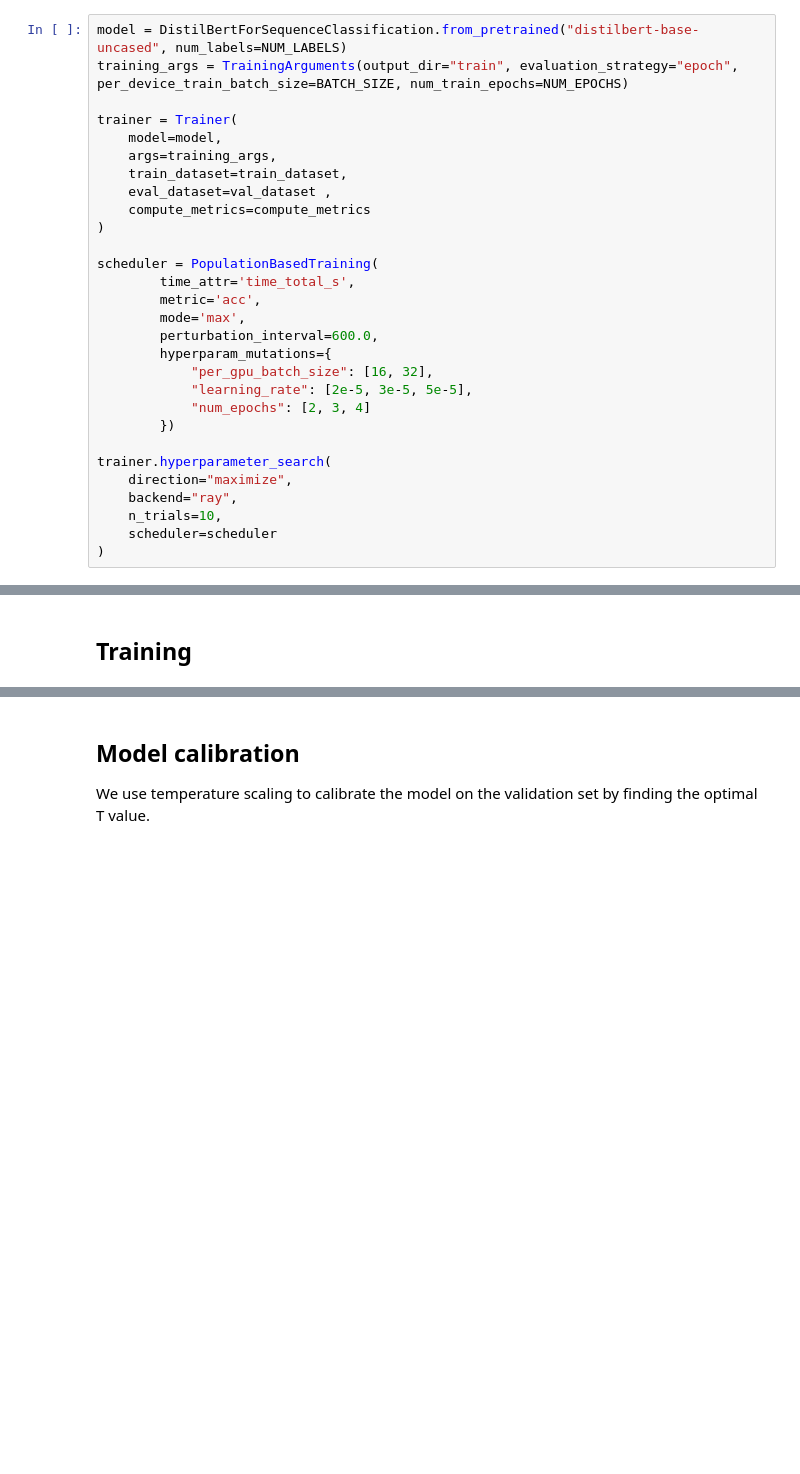
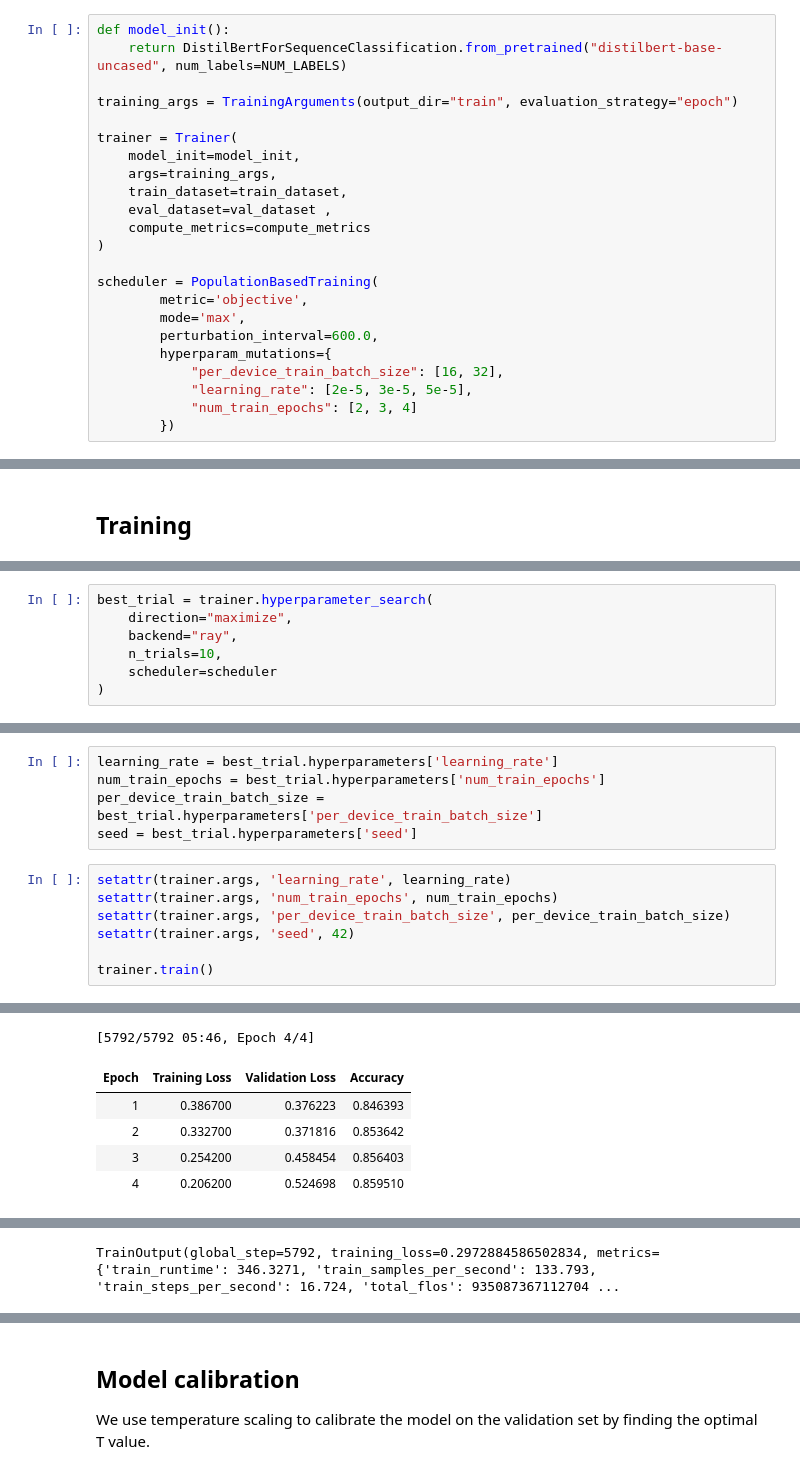
Before and after one commit to delftcrowd/smart_rejector_for_hate_speech, a Jupyter notebook: code/models/Train DistilBERT.ipynb, the cells around one changed output, grey strips where cells are left out. Saved outputs shown, nothing was run; the diff lists cells and outputs as text; blank space fills up the shorter version.

Commit message:
Update distilbert notebook with parameter tuning

```diff
--- a/code/models/Train DistilBERT.ipynb
+++ b/code/models/Train DistilBERT.ipynb
@@ -136,11 +157,13 @@ def compute_metrics(eval_pred):
 # %% [markdown]
 ## Setup DistilBERT model
 # %%
-model = DistilBertForSequenceClassification.from_pretrained("distilbert-base-uncased", num_labels=NUM_LABELS)
-training_args = TrainingArguments(output_dir="train", evaluation_strategy="epoch", per_device_train_batch_size=BATCH_SIZE, num_train_epochs=NUM_EPOCHS)
+def model_init():
+    return DistilBertForSequenceClassification.from_pretrained("distilbert-base-uncased", num_labels=NUM_LABELS)
+
+training_args = TrainingArguments(output_dir="train", evaluation_strategy="epoch")
 
 trainer = Trainer(
-    model=model,
+    model_init=model_init,
     args=training_args,
     train_dataset=train_dataset,
     eval_dataset=val_dataset ,
@@ -148,19 +171,11 @@ trainer = Trainer(
 )
 
 scheduler = PopulationBasedTraining(
-        time_attr='time_total_s',
-        metric='acc',
+        metric='objective',
         mode='max',
         perturbation_interval=600.0,
         hyperparam_mutations={
-            "per_gpu_batch_size": [16, 32],
+            "per_device_train_batch_size": [16, 32],
             "learning_rate": [2e-5, 3e-5, 5e-5],
-            "num_epochs": [2, 3, 4]
+            "num_train_epochs": [2, 3, 4]
         })
-
-trainer.hyperparameter_search(
-    direction="maximize",
-    backend="ray",
-    n_trials=10,
-    scheduler=scheduler
-)
@@ -204,0 +202,7 @@ TrainOutput(global_step=230, training_loss=0.2912353515625, metrics={'train_runt
+# %%
+best_trial = trainer.hyperparameter_search(
+    direction="maximize",
+    backend="ray",
+    n_trials=10,
+    scheduler=scheduler
+)
@@ -204,0 +215,13 @@ TrainOutput(global_step=230, training_loss=0.2912353515625, metrics={'train_runt
+# %%
+learning_rate = best_trial.hyperparameters['learning_rate']
+num_train_epochs = best_trial.hyperparameters['num_train_epochs']
+per_device_train_batch_size = best_trial.hyperparameters['per_device_train_batch_size']
+seed = best_trial.hyperparameters['seed']
+# %%
+setattr(trainer.args, 'learning_rate', learning_rate)
+setattr(trainer.args, 'num_train_epochs', num_train_epochs)
+setattr(trainer.args, 'per_device_train_batch_size', per_device_train_batch_size)
+setattr(trainer.args, 'seed', 42)
+
+trainer.train()
+# %% [output]
@@ -204,0 +245,6 @@ TrainOutput(global_step=230, training_loss=0.2912353515625, metrics={'train_runt
+[5792/5792 05:46, Epoch 4/4]
+| Epoch | Training Loss | Validation Loss | Accuracy |
+| 1 | 0.386700 | 0.376223 | 0.846393 |
+| 2 | 0.332700 | 0.371816 | 0.853642 |
+| 3 | 0.254200 | 0.458454 | 0.856403 |
+| 4 | 0.206200 | 0.524698 | 0.859510 |
@@ -204,0 +268 @@ TrainOutput(global_step=230, training_loss=0.2912353515625, metrics={'train_runt
+TrainOutput(global_step=5792, training_loss=0.2972884586502834, metrics={'train_runtime': 346.3271, 'train_samples_per_second': 133.793, 'train_steps_per_second': 16.724, 'total_flos': 935087367112704 ...
```
Also changed, not shown: parts of 15 cells of this notebook.
